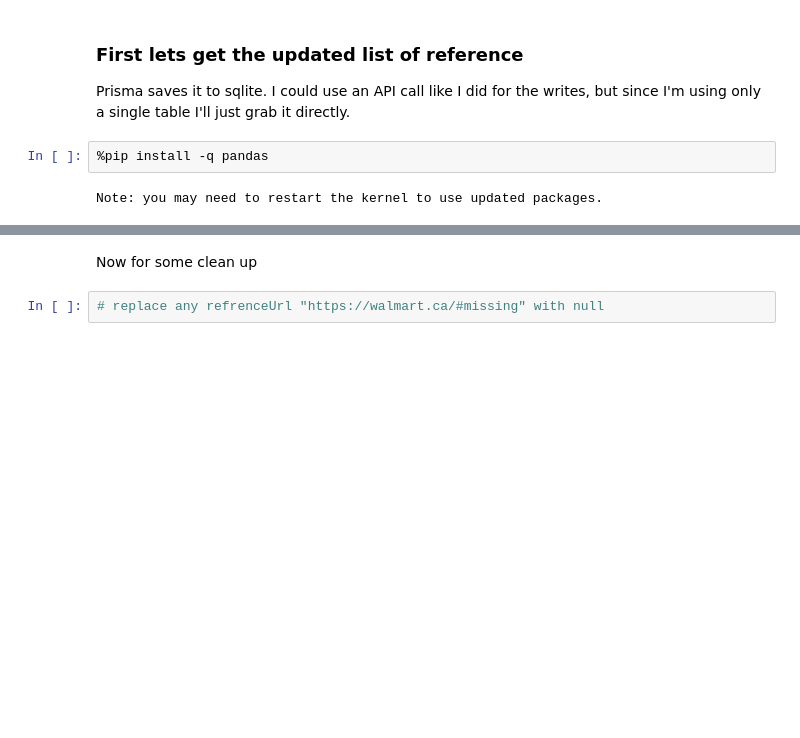
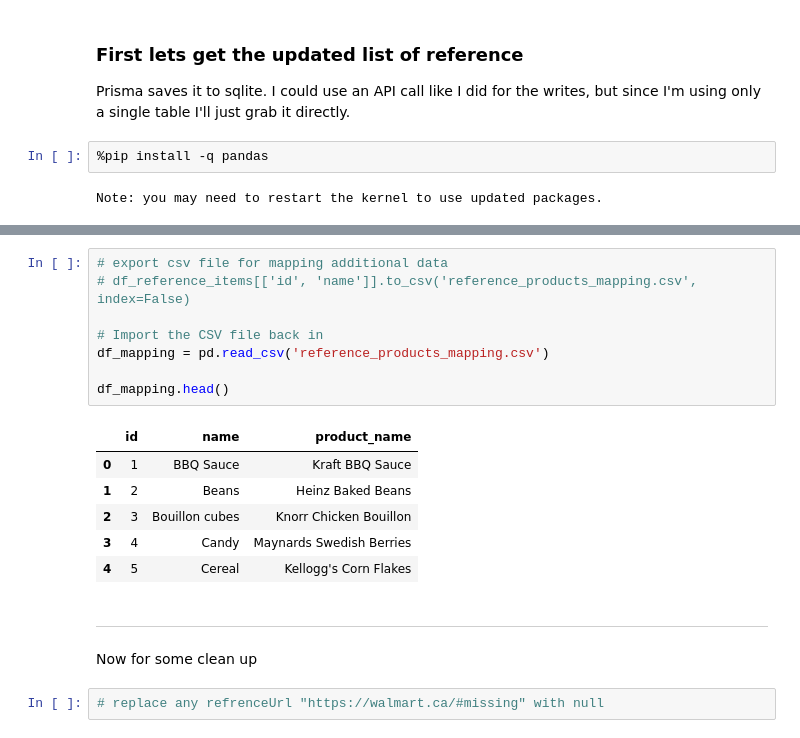
Before and after one commit to brovalex/receipts, a Jupyter notebook: notebooks/get-reference-items.ipynb, the cells around one changed output, grey strips where cells are left out. Cells and saved outputs as stored; diff of their text form; blank space fills up the shorter version.

Commit message:
first reference item work, partial success

```diff
--- a/notebooks/get-reference-items.ipynb
+++ b/notebooks/get-reference-items.ipynb
@@ -48,3 +56,20 @@ df_reference_items.head()
+# %%
+# export csv file for mapping additional data
+# df_reference_items[['id', 'name']].to_csv('reference_products_mapping.csv', index=False)
+
+# Import the CSV file back in
+df_mapping = pd.read_csv('reference_products_mapping.csv')
+
+df_mapping.head()
+# %% [output]
+|  | id | name | product_name |
+| 0 | 1 | BBQ Sauce | Kraft BBQ Sauce |
+| 1 | 2 | Beans | Heinz Baked Beans |
+| 2 | 3 | Bouillon cubes | Knorr Chicken Bouillon |
+| 3 | 4 | Candy | Maynards Swedish Berries |
+| 4 | 5 | Cereal | Kellogg's Corn Flakes |
+# %% [markdown]
+---
 # %% [markdown]
 Now for some clean up
 # %%
```
Also changed, not shown: parts of 2 cells of this notebook.
